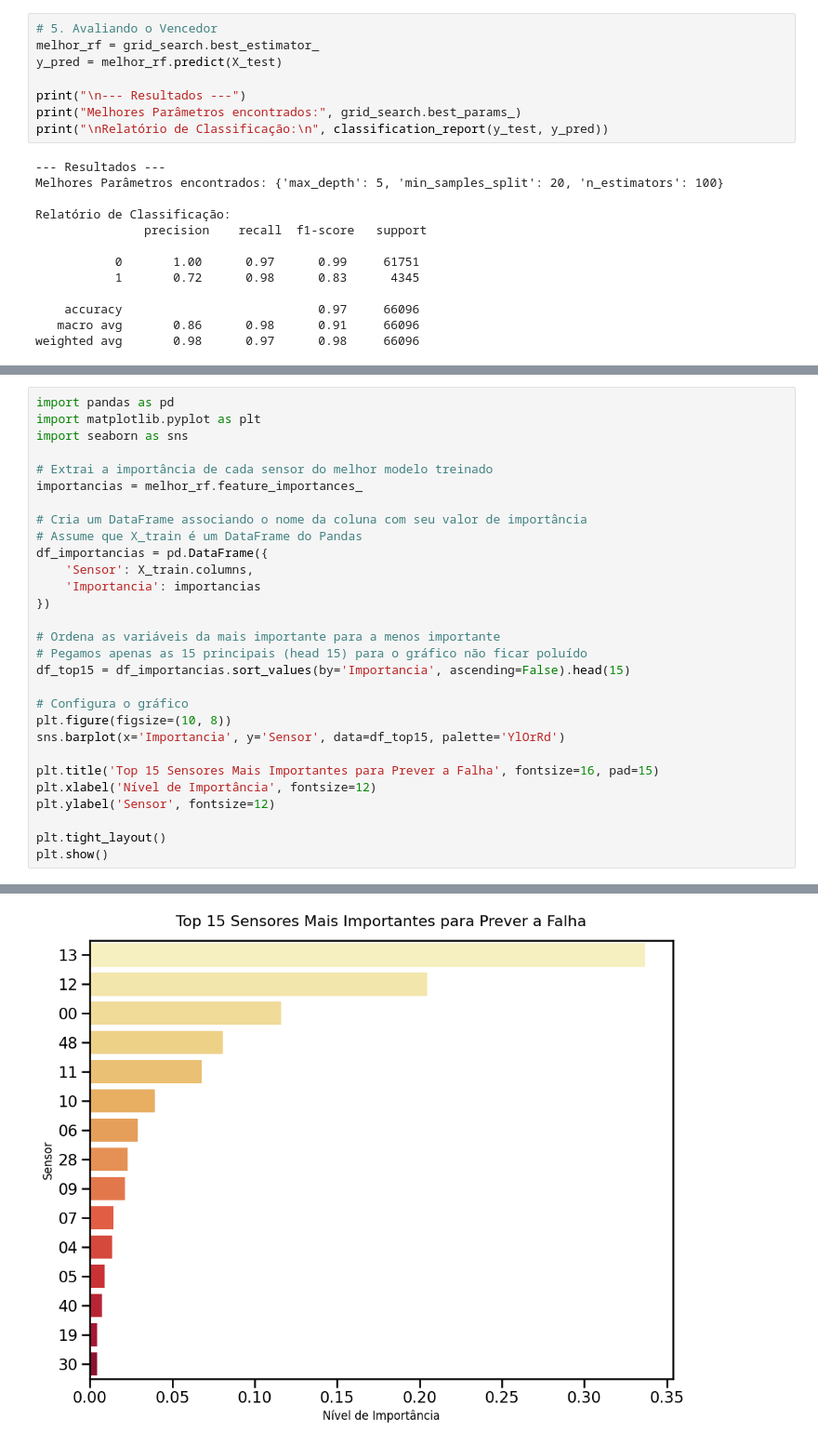
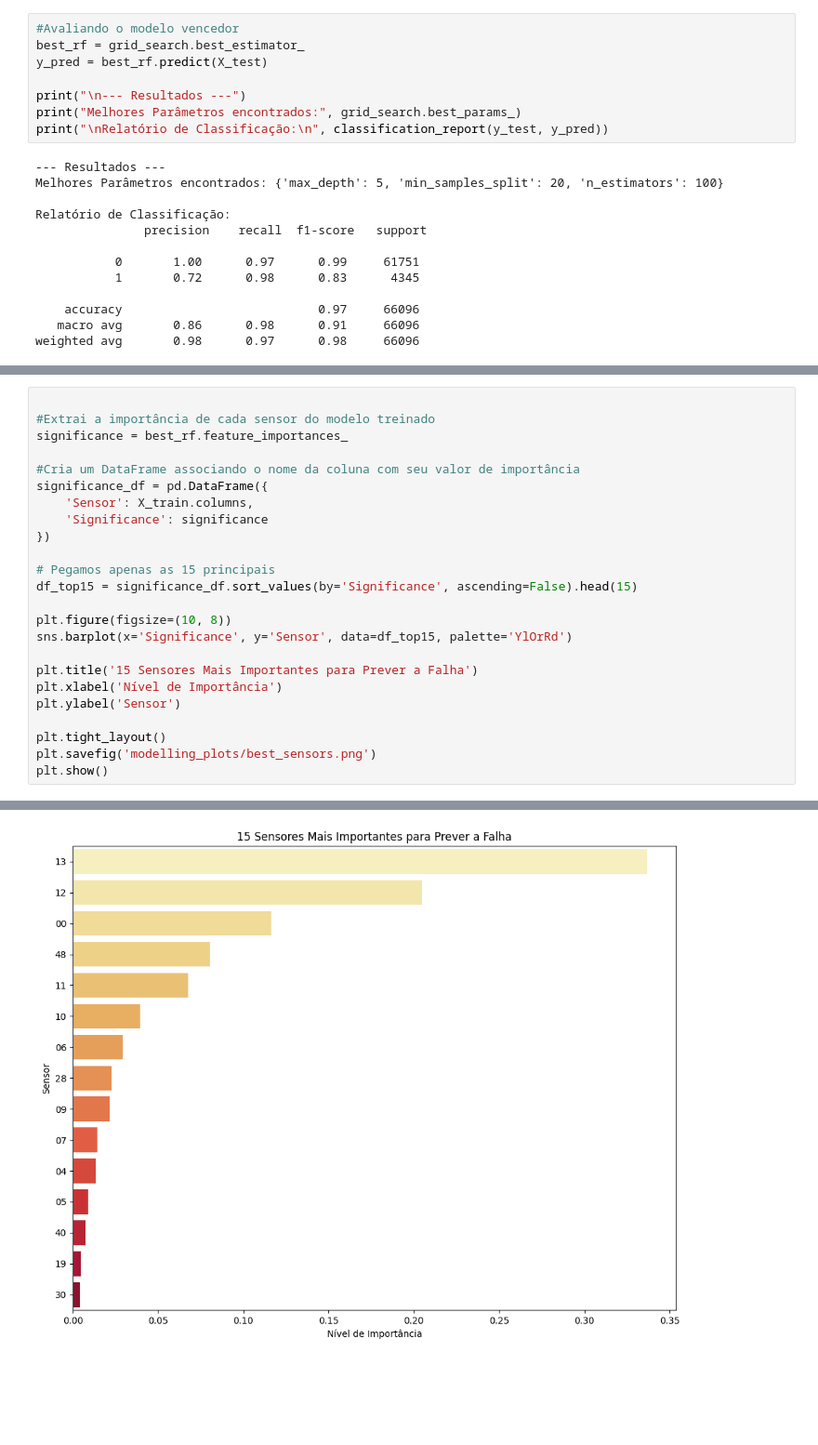
Before and after one commit to ASFischer/teste_industriall, a Jupyter notebook: modelling.ipynb, the cells around one changed output, grey strips where cells are left out. Shown at 93% size. Saved outputs shown, nothing was run; the diff lists cells and outputs as text; blank space fills up the shorter version.

```diff
--- a/modelling.ipynb
+++ b/modelling.ipynb
@@ -66,7 +58,7 @@ GridSearchCV(cv=5,
 # %%
-# 5. Avaliando o Vencedor
-melhor_rf = grid_search.best_estimator_
-y_pred = melhor_rf.predict(X_test)
+#Avaliando o modelo vencedor
+best_rf = grid_search.best_estimator_
+y_pred = best_rf.predict(X_test)
 
 print("\n--- Resultados ---")
 print("Melhores Parâmetros encontrados:", grid_search.best_params_)
@@ -111,31 +102,26 @@ plt.show()
 # %%
-import pandas as pd
-import matplotlib.pyplot as plt
-import seaborn as sns
 
-# Extrai a importância de cada sensor do melhor modelo treinado
-importancias = melhor_rf.feature_importances_
+#Extrai a importância de cada sensor do modelo treinado
+significance = best_rf.feature_importances_
 
-# Cria um DataFrame associando o nome da coluna com seu valor de importância
-# Assume que X_train é um DataFrame do Pandas
-df_importancias = pd.DataFrame({
+#Cria um DataFrame associando o nome da coluna com seu valor de importância
+significance_df = pd.DataFrame({
     'Sensor': X_train.columns,
-    'Importancia': importancias
+    'Significance': significance
 })
 
-# Ordena as variáveis da mais importante para a menos importante
-# Pegamos apenas as 15 principais (head 15) para o gráfico não ficar poluído
-df_top15 = df_importancias.sort_values(by='Importancia', ascending=False).head(15)
+# Pegamos apenas as 15 principais
+df_top15 = significance_df.sort_values(by='Significance', ascending=False).head(15)
 
-# Configura o gráfico
 plt.figure(figsize=(10, 8))
-sns.barplot(x='Importancia', y='Sensor', data=df_top15, palette='YlOrRd')
+sns.barplot(x='Significance', y='Sensor', data=df_top15, palette='YlOrRd')
 
-plt.title('Top 15 Sensores Mais Importantes para Prever a Falha', fontsize=16, pad=15)
-plt.xlabel('Nível de Importância', fontsize=12)
-plt.ylabel('Sensor', fontsize=12)
+plt.title('15 Sensores Mais Importantes para Prever a Falha')
+plt.xlabel('Nível de Importância')
+plt.ylabel('Sensor')
 
 plt.tight_layout()
+plt.savefig('modelling_plots/best_sensors.png')
 plt.show()
 # %% [output]
 Passing `palette` without assigning `hue` is deprecated and will be removed in v0.14.0. Assign the `y` variable to `hue` and set `legend=False` for the same effect.
@@ -144,2 +130,2 @@ Passing `palette` without assigning `hue` is deprecated and will be removed in v
-[figure, old version]
+[figure, new version]
 # %%
```
Also changed, not shown: parts of 6 cells of this notebook, 10 other files.
